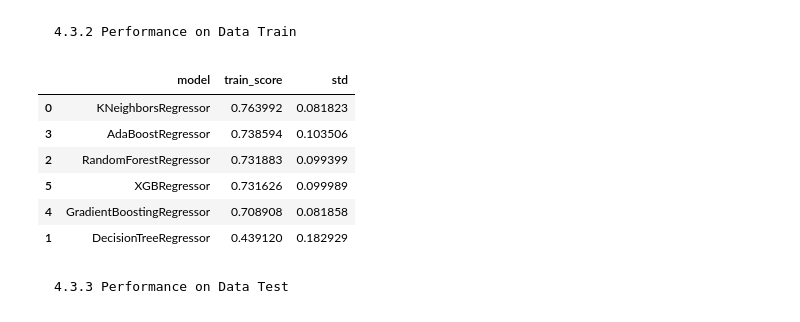
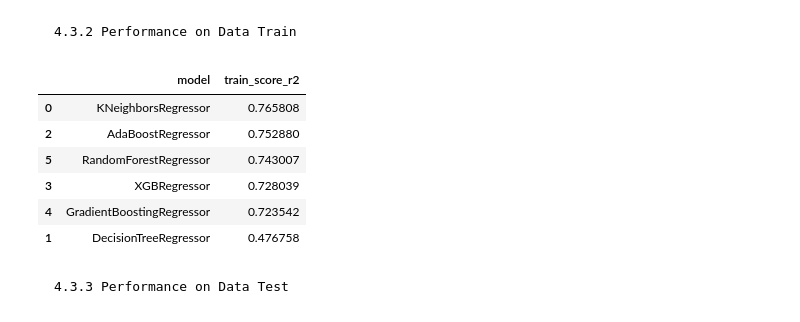
Before and after one commit to fiqrioemry/used_car_regression, a Jupyter notebook: used_car_prediction.ipynb, the cells around one changed output. Drawn from its saved outputs; the diff is of its cells as text; code cells hidden in the pictures.

```diff
--- a/used_car_prediction.ipynb
+++ b/used_car_prediction.ipynb
@@ -659,8 +653,8 @@ Index(['Type', 'Region', 'Make', 'Gear_Type', 'Origin', 'Options', 'Year',
        'Engine_Size', 'Mileage', 'Price', 'Model'],
       dtype='object')
 # %%
-column_one_hot = ['Gear_Type']
+onehot_column = ['Gear_Type']
 
-column_binary = ['Model', 'Region', 'Origin', 'Options','Type', 'Make']
+binary_column = ['Model', 'Region', 'Origin', 'Options','Type', 'Make']
 
-column_scaler = [col for col in numerical_cols if col != 'Price']
+numerical_column = [col for col in numerical_cols if col != 'Price']
@@ -815,55 +818,43 @@ X_train.reset_index(drop=True, inplace=True)
 
 y_train.reset_index(drop=True, inplace=True)
 
+non_linear_models = [knn, tree, ada, xgb, gb, rf]
 
-kf = KFold(n_splits=10, shuffle=True, random_state = RANDOM_STATE)
-
-non_linear_models = [knn, tree, rf, ada, gbr, xgb]
+kf = KFold(n_splits=10, shuffle=True, random_state=random_value)
 # %% [markdown]
     4.3.2 Performance on Data Train
 # %%
-model_name_train = []
-
+train_model_name = []
 train_score = []
 
-std_value = []
-
-for model in non_linear_models:
+for model in non_linear_models :
     model_pipeline = Pipeline([
         ('preprocessor', preprocessor),
         ('model', model)
     ])
 
-    model_cv = cross_val_score(
-        model_pipeline,
-        X_train,
-        y_train,
-        cv = kf ,
-        scoring = adjusted_r2_score,
-        error_score='raise'
-    )
+    y_train_pred = cross_val_predict(model_pipeline, X_train, y_train, cv=kf)
 
-    train_score.append(np.mean(model_cv))
+    adj_r2_score = adjusted_r2_score(y_train, y_train_pred, X_train)
 
-    std_value.append(np.std(model_cv))
+    train_model_name.append(model.__class__.__name__)
 
-    model_name_train.append(model.__class__.__name__)
+    train_score.append(adj_r2_score)
 # %%
-benchmark_model_train= pd.DataFrame({
-    'model': model_name_train,
-    'train_score': train_score,
-    'std': std_value
-}).sort_values(by='train_score', ascending=False)
+benchmark_model_train = pd.DataFrame({
+    'model': train_model_name,
+    'train_score_r2': train_score,
+}).sort_values(by='train_score_r2', ascending=False)
 
 benchmark_model_train
 # %% [output]
-|  | model | train_score | std |
-| 0 | KNeighborsRegressor | 0.763992 | 0.081823 |
-| 3 | AdaBoostRegressor | 0.738594 | 0.103506 |
-| 2 | RandomForestRegressor | 0.731883 | 0.099399 |
-| 5 | XGBRegressor | 0.731626 | 0.099989 |
-| 4 | GradientBoostingRegressor | 0.708908 | 0.081858 |
-| 1 | DecisionTreeRegressor | 0.439120 | 0.182929 |
+|  | model | train_score_r2 |
+| 0 | KNeighborsRegressor | 0.765808 |
+| 2 | AdaBoostRegressor | 0.752880 |
+| 5 | RandomForestRegressor | 0.743007 |
+| 3 | XGBRegressor | 0.728039 |
+| 4 | GradientBoostingRegressor | 0.723542 |
+| 1 | DecisionTreeRegressor | 0.476758 |
 # %% [markdown]
     4.3.3 Performance on Data Test
 # %%
```
Also changed, not shown: parts of 32 cells of this notebook, 1 other file.
